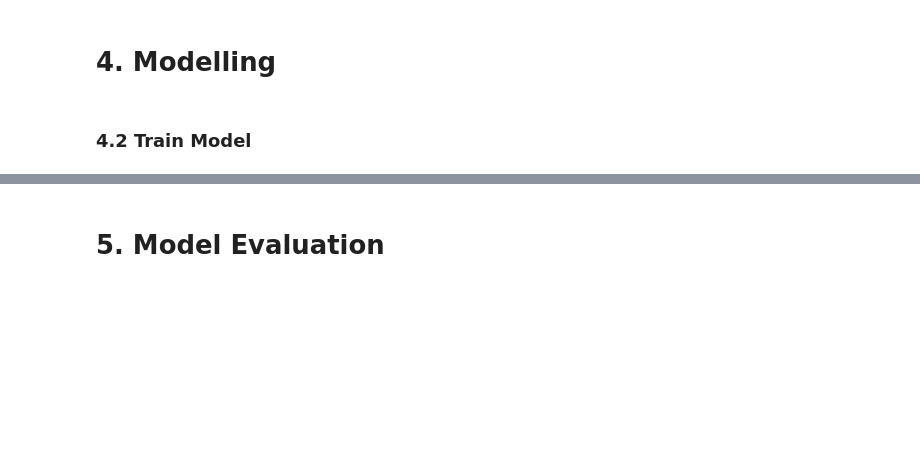
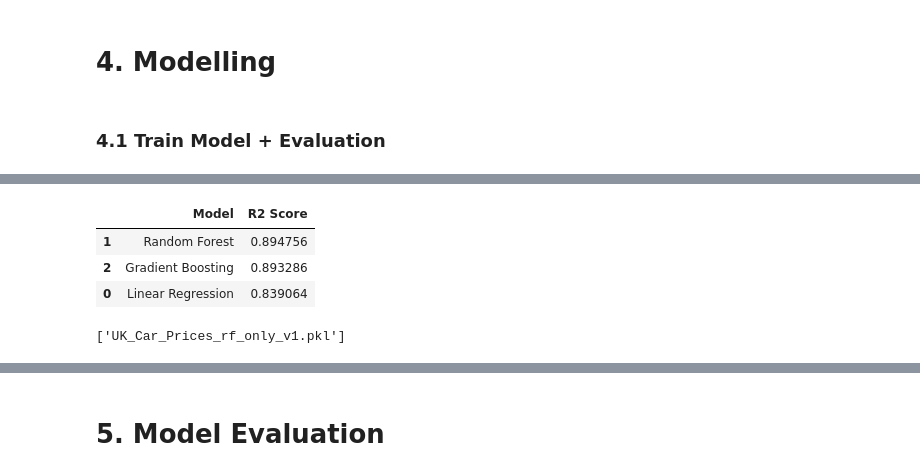
Before and after one commit to CommieDTP/MLDP2026-Used-Car-Price-Prediction, a Jupyter notebook: Car_Prices_Prediction_mldp.ipynb, the cells around one changed output, grey strips where cells are left out. Drawn from its saved outputs; the diff is of its cells as text; code cells hidden in the pictures; blank space fills up the shorter version.

Commit message:
Version 1 - Data Cleaning + Model Training
First model training with explanations.

```diff
--- a/Car_Prices_Prediction_mldp.ipynb
+++ b/Car_Prices_Prediction_mldp.ipynb
@@ -473,4 +580,75 @@ Modelling Implication: Registration_Year and Mileage are essential primary input
 # %% [markdown]
 # 4. Modelling
 # %% [markdown]
-### 4.2 Train Model
+### 4.1 Train Model + Evaluation
+# %%
+## Initialise and train model
+from sklearn.preprocessing import RobustScaler
+from sklearn.linear_model import LinearRegression
+from sklearn.ensemble import RandomForestRegressor, GradientBoostingRegressor
+from sklearn.metrics import mean_absolute_error, mean_squared_error, root_mean_squared_error, r2_score
+
+## 1) Feature Scaling - RobustScaler (Needed for Linear Regression)
+## Used because of extreme outliers like high mileage counts noted in EDA
+r_scaler = RobustScaler()
+X_train_scaled = r_scaler.fit_transform(X_train)
+X_test_scaled = r_scaler.transform(X_test)
+
+## 2) Initialise Models
+# Linear Regression
+linr = LinearRegression(fit_intercept=True)
+
+# Random Forest Regressor
+rfr = RandomForestRegressor(random_state=1945)
+
+# Gradient Boost Regressor
+gbr = GradientBoostingRegressor(random_state=1945)
+
+## 3) Model Training (With scanled X train data)
+print("Training Models...")
+linr.fit(X_train_scaled, y_train)
+rfr.fit(X_train_scaled, y_train)
+gbr.fit(X_train_scaled, y_train)
+
+## 4) Model Predictions (on scaled X test data)
+linr_y_pred = linr.predict(X_test_scaled)
+rfr_y_pred = rfr.predict(X_test_scaled)
+gbr_y_pred = gbr.predict(X_test_scaled)
+
+## 5) Model Results
+print("\n--- LINEAR REGRESSION RESULTS ---")
+print("MAE: ", mean_absolute_error(y_test, linr_y_pred))
+print("MSE: ", mean_squared_error(y_test, linr_y_pred))
+print("RMSE: ", root_mean_squared_error(y_test, linr_y_pred))
+print("R2:  ", r2_score(y_test, linr_y_pred))
+
+print("\n--- RANDOM FOREST REGRESSOR RESULTS ---")
+print("MAE: ", mean_absolute_error(y_test, rfr_y_pred))
+print("MSE: ", mean_squared_error(y_test, rfr_y_pred))
+print("RMSE: ", root_mean_squared_error(y_test, rfr_y_pred))
+print("R2:  ", r2_score(y_test, rfr_y_pred))
+
+print("\n--- GRADIENT BOOSTING REGRESSOR RESULTS ---")
+print("MAE: ", mean_absolute_error(y_test, gbr_y_pred))
+print("MSE: ", mean_squared_error(y_test, gbr_y_pred))
+print("RMSE: ", root_mean_squared_error(y_test, gbr_y_pred))
+print("R2:  ", r2_score(y_test, gbr_y_pred))
+
+# 6) Top Performer
+leaderboard = pd.DataFrame({
+    "Model": ["Linear Regression", "Random Forest", "Gradient Boosting"],
+    "R2 Score": [
+        r2_score(y_test, linr_y_pred),
+        r2_score(y_test, rfr_y_pred),
+        r2_score(y_test, gbr_y_pred)
+    ]
+})
+
+print("\n--- TOP PERFORMERS ---")
+# Sort from highest R2 to lowest R2
+display(leaderboard.sort_values(by="R2 Score", ascending=False))
+
+# save model
+import joblib
+joblib.dump(rfr, 'UK_Car_Prices_rf_only_v1.pkl')
+# %% [output]
@@ -476,0 +672,5 @@ Modelling Implication: Registration_Year and Mileage are essential primary input
+|  | Model | R2 Score |
+| 1 | Random Forest | 0.894756 |
+| 2 | Gradient Boosting | 0.893286 |
+| 0 | Linear Regression | 0.839064 |
+['UK_Car_Prices_rf_only_v1.pkl']
```
Also changed, not shown: parts of 11 cells of this notebook.
